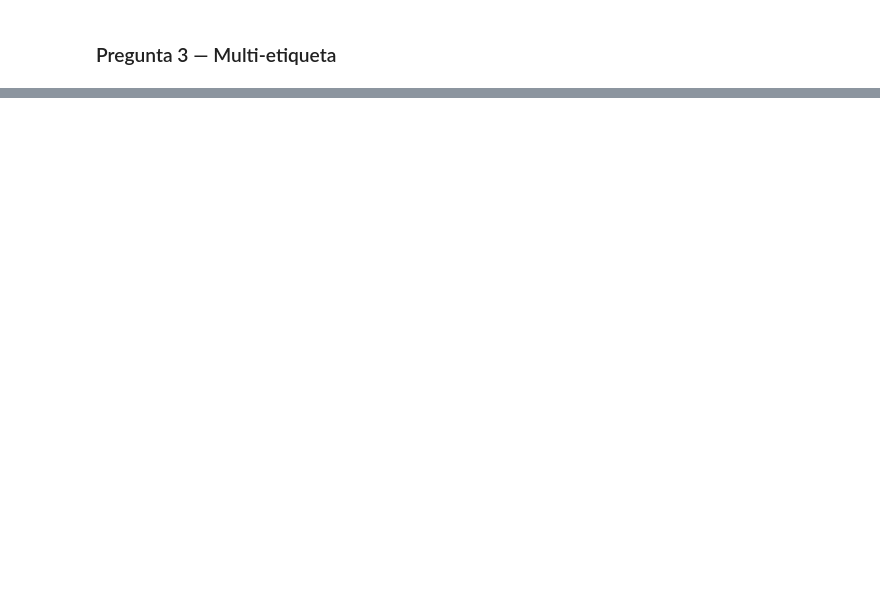
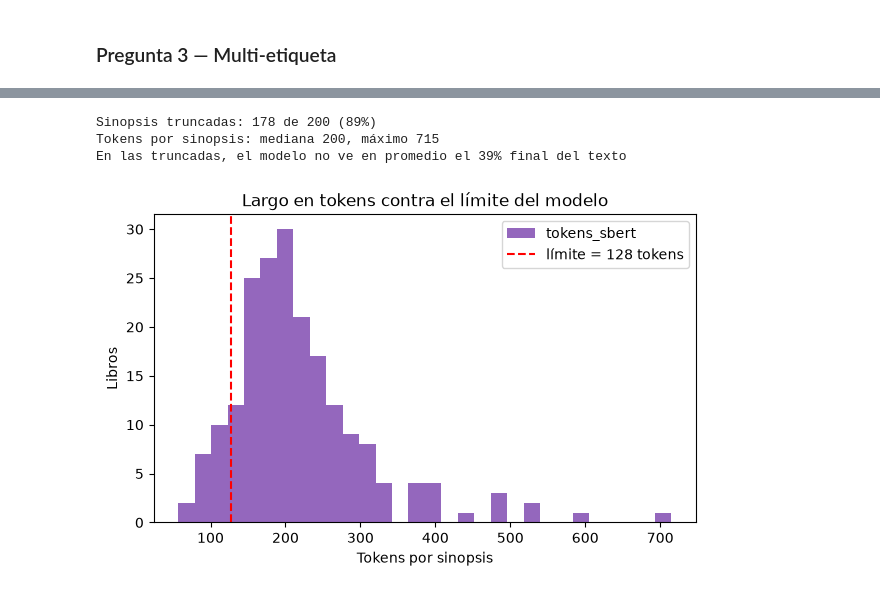
Before and after one commit to jcalabozo/PLN_TUIA, a Jupyter notebook: P2/TP2_calabozo_giuntoli_darruiz_dicarlo.ipynb, the cells around one changed output, grey strips where cells are left out. Saved outputs shown, nothing was run; the diff lists cells and outputs as text; code cells hidden in the pictures; blank space fills up the shorter version.

```diff
--- a/P2/TP2_calabozo_giuntoli_darruiz_dicarlo.ipynb
+++ b/P2/TP2_calabozo_giuntoli_darruiz_dicarlo.ipynb
@@ -1070,0 +292,29 @@ for id_consulta in ["q08", "q13"]:
+# %%
+def limpiar_texto(texto):
+    texto = texto.lower()                       # minúsculas
+    texto = re.sub(r"[^\w\s]", " ", texto)    # sin puntuación
+    texto = re.sub(r"\d+", " ", texto)         # sin números
+    texto = re.sub(r"\s+", " ", texto).strip() # sin espacios dobles
+    return texto
+
+
+def tokenizar(texto):
+    """Lista de palabras del texto limpio, sin stopwords."""
+    return [palabra for palabra in limpiar_texto(texto).split() if palabra not in STOPWORDS]
+
+
+libros["texto_crudo"] = libros["sinopsis"].str.replace(r"\s+", " ", regex=True).str.strip()
+libros["tokens"] = libros["texto_crudo"].apply(tokenizar)
+libros["texto_limpio"] = libros["tokens"].str.join(" ")
+
+ejemplo = libros.loc[libros["titulo"] == "Harry Potter y la piedra filosofal"].iloc[0]
+print("CRUDA: ", ejemplo["texto_crudo"][:300], "…")
+print("\nLIMPIA:", ejemplo["texto_limpio"][:300], "…")
+
+palabras_totales = libros["texto_crudo"].apply(lambda texto: len(limpiar_texto(texto).split())).sum()
+palabras_limpias = libros["tokens"].str.len().sum()
+print(f"\nPalabras: {palabras_totales:,} → {palabras_limpias:,} sin stopwords "
+      f"({1 - palabras_limpias / palabras_totales:.0%} menos)")
+apariciones = libros["tokens"].explode().value_counts()   # cuántas veces aparece cada palabra
+print(f"Vocabulario de la versión limpia: {len(apariciones):,} palabras distintas; "
+      f"el {(apariciones == 1).mean():.0%} aparece una sola vez")
@@ -1070,0 +576,21 @@ for id_consulta in ["q08", "q13"]:
+# %%
+libros["tokens_sbert"] = libros["texto_crudo"].apply(lambda texto: len(sbert.tokenizer.tokenize(texto)) + 2)
+truncadas = libros["tokens_sbert"] > limite
+perdido = (libros["tokens_sbert"] - limite) / libros["tokens_sbert"]   # fracción del texto que no ve
+
+print(f"Sinopsis truncadas: {truncadas.sum()} de {len(libros)} ({truncadas.mean():.0%})")
+print(f"Tokens por sinopsis: mediana {libros['tokens_sbert'].median():.0f}, máximo {libros['tokens_sbert'].max()}")
+print(f"En las truncadas, el modelo no ve en promedio el {perdido[truncadas].mean():.0%} final del texto")
+
+libros["tokens_sbert"].plot.hist(bins=30, figsize=(7, 4), color="tab:purple")
+plt.axvline(limite, color="red", ls="--", label=f"límite = {limite} tokens")
+plt.title("Largo en tokens contra el límite del modelo")
+plt.xlabel("Tokens por sinopsis")
+plt.ylabel("Libros")
+plt.legend()
+plt.show()
+# %% [output]
+Sinopsis truncadas: 178 de 200 (89%)
+Tokens por sinopsis: mediana 200, máximo 715
+En las truncadas, el modelo no ve en promedio el 39% final del texto
+[figure, added]
```
Also changed, not shown: parts of 131 cells of this notebook, 5 other files.
